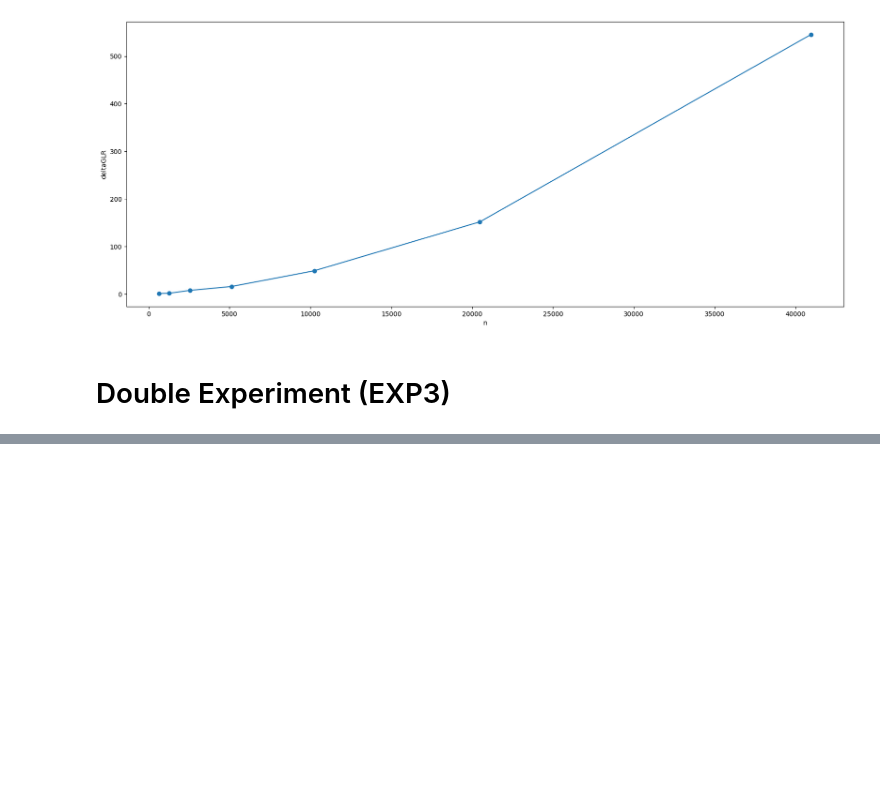
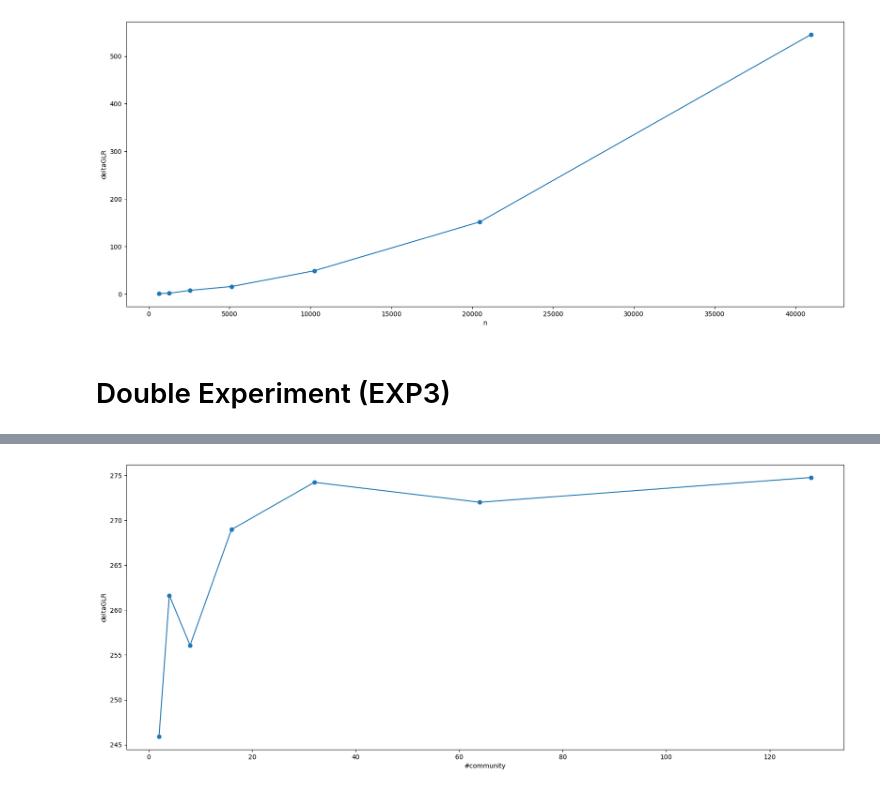
Before and after one commit to RobyBobby24/AlgorithmEngineering, a Jupyter notebook: analysis/double_experiment.ipynb, the cells around one changed output, grey strips where cells are left out. Saved outputs shown, nothing was run; the diff lists cells and outputs as text; code cells hidden in the pictures; blank space fills up the shorter version.

```diff
--- a/analysis/double_experiment.ipynb
+++ b/analysis/double_experiment.ipynb
@@ -395,0 +472,4 @@ plot_column(dexpnode_ten, ["deltaGLR"])
+# %%
+plot_column(dexpcommunity, ["deltaGLR"])
+# %% [output]
+[figure, added]
```
Also changed, not shown: parts of 13 cells of this notebook.
